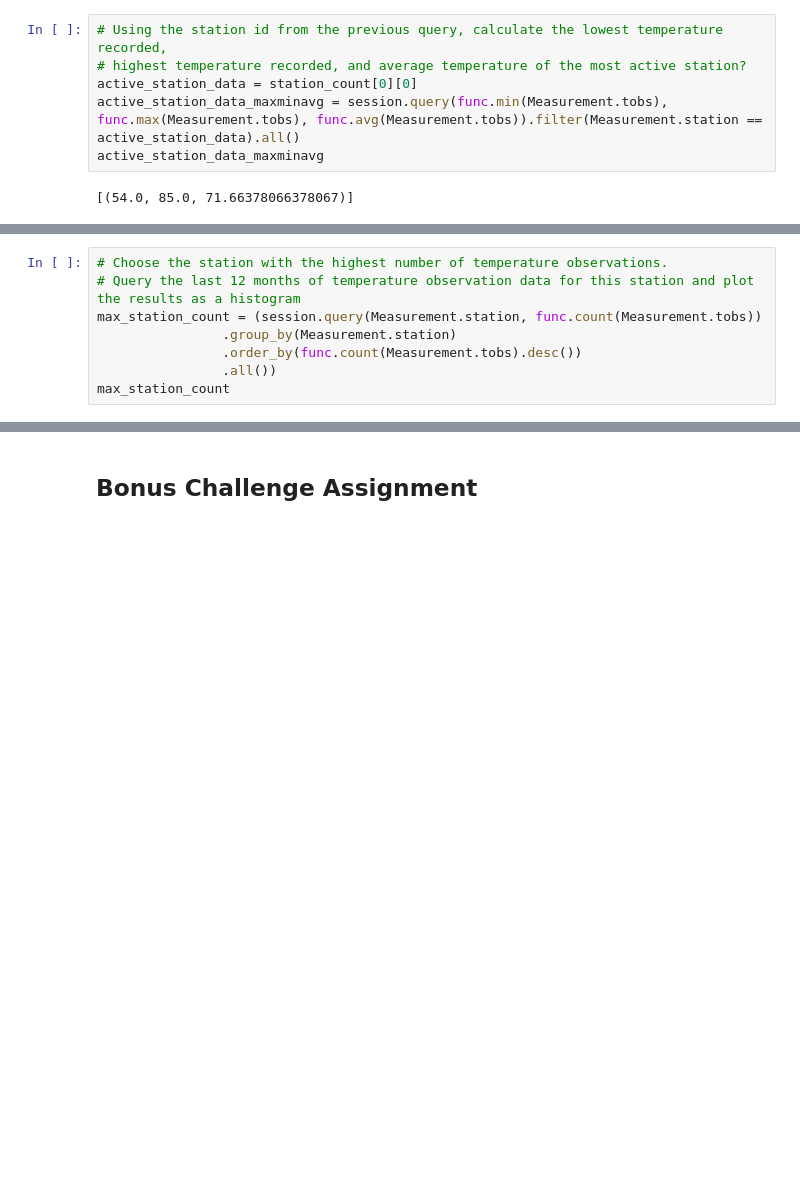
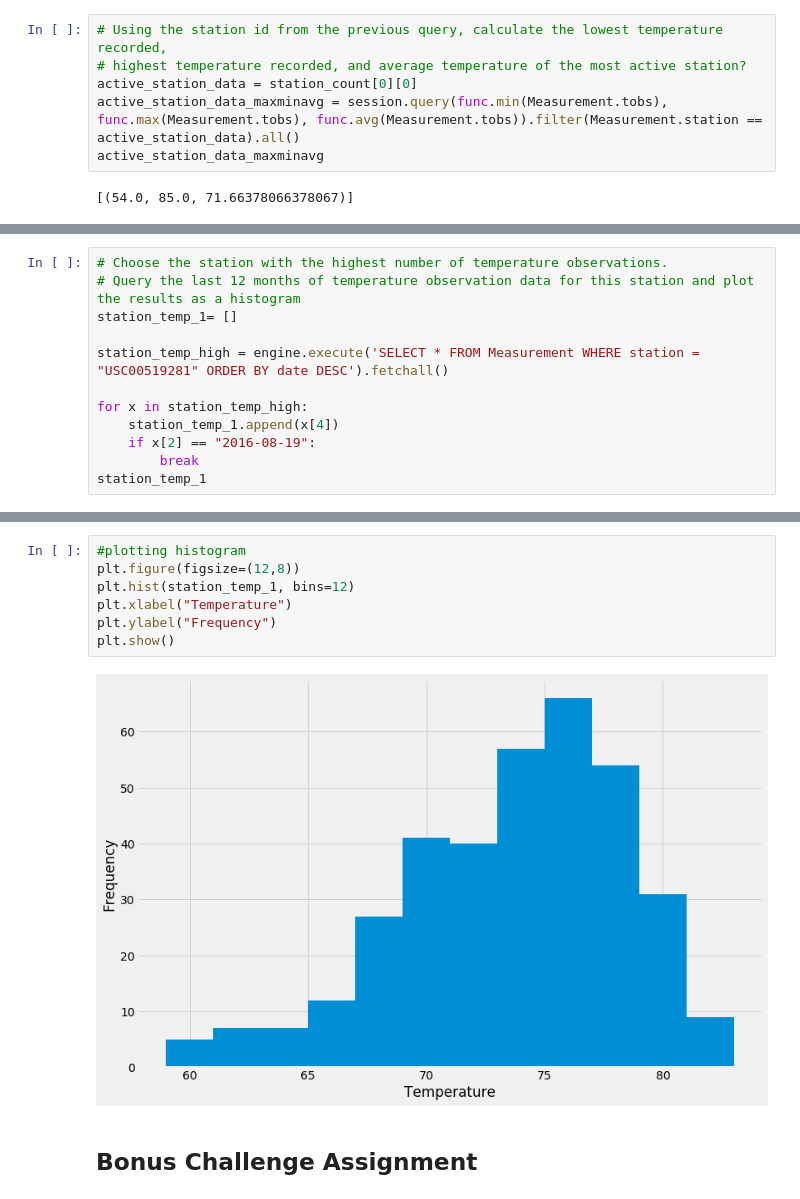
Before and after one commit to kirushan3/sqlalchemy-challenge, a Jupyter notebook: climate_starter.ipynb, the cells around one changed output, grey strips where cells are left out. Drawn from its saved outputs; the diff is of its cells as text; blank space fills up the shorter version.

```diff
--- a/climate_starter.ipynb
+++ b/climate_starter.ipynb
@@ -370,9 +406,13 @@ active_station_data_maxminavg
 # %%
 # Choose the station with the highest number of temperature observations.
 # Query the last 12 months of temperature observation data for this station and plot the results as a histogram
-max_station_count = (session.query(Measurement.station, func.count(Measurement.tobs))
-                .group_by(Measurement.station)
-                .order_by(func.count(Measurement.tobs).desc())
-                .all())
-max_station_count
+station_temp_1= []
+
+station_temp_high = engine.execute('SELECT * FROM Measurement WHERE station = "USC00519281" ORDER BY date DESC').fetchall()
+
+for x in station_temp_high:
+    station_temp_1.append(x[4])
+    if x[2] == "2016-08-19":
+        break
+station_temp_1
 # %% [output]
@@ -388,3 +436,12 @@ max_station_count
+# %%
+#plotting histogram
+plt.figure(figsize=(12,8))
+plt.hist(station_temp_1, bins=12)
+plt.xlabel("Temperature")
+plt.ylabel("Frequency")
+plt.show()
+# %% [output]
+[figure, added]
 # %% [markdown]
 ## Bonus Challenge Assignment
 # %%
```
Also changed, not shown: parts of 34 cells of this notebook.
